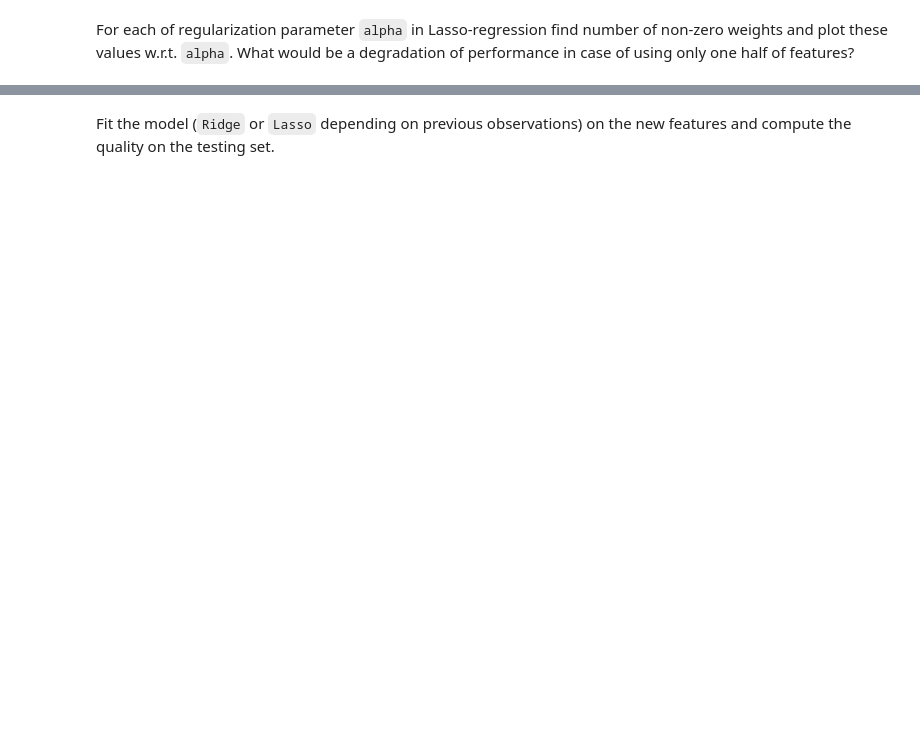
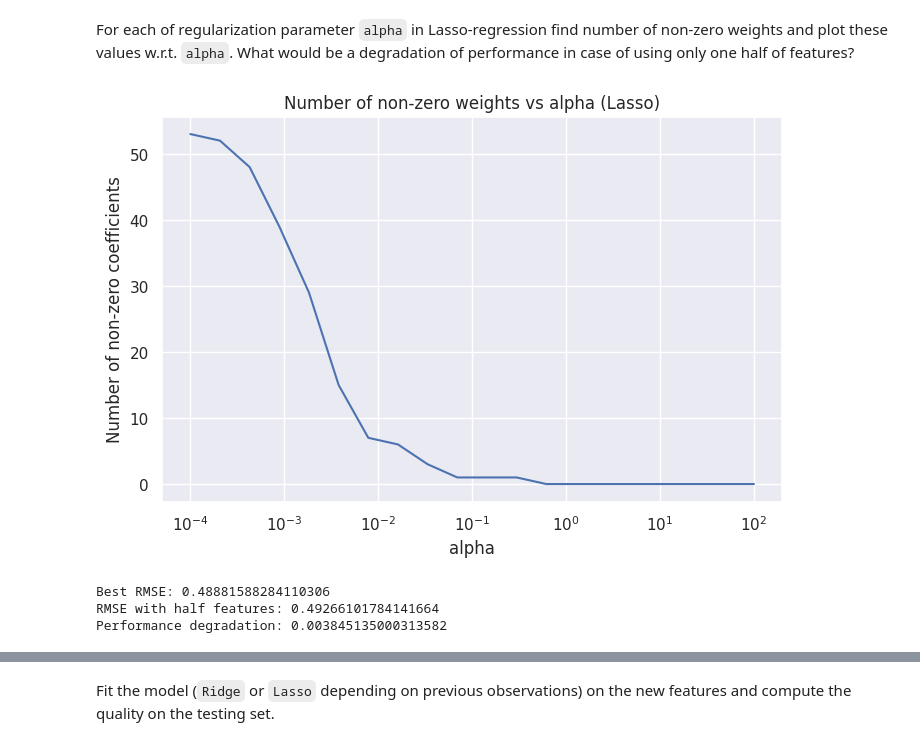
Before and after one commit to redonjashari/Machine-Learning, a Jupyter notebook: prac2-linregr.ipynb, the cells around one changed output, grey strips where cells are left out. Drawn from its saved outputs; the diff is of its cells as text; code cells hidden in the pictures; blank space fills up the shorter version.

```diff
--- a/prac2-linregr.ipynb
+++ b/prac2-linregr.ipynb
@@ -988,0 +1044,20 @@ Fit the model on the cleaned dataset and compute the quality of the test set.
+# %%
+#Your code here
+numerical_features = [
+    "day_of_year",
+    "log_haversine"
+]
+
+all_features = categorical_features + numerical_features
+missing = [c for c in all_features if c not in train_df.columns]
+if missing:
+    print("Warning: the following expected feature columns are MISSING from train_df:\n", missing)
+
+# Use only the columns that actually exist
+categorical_existing = [c for c in categorical_features if c in train_df.columns]
+numerical_existing = [c for c in numerical_features if c in train_df.columns]
+features_existing = categorical_existing + numerical_existing
+
+X_before = train_df[features_existing]
+before_count = X_before.shape[1]
+print(f"Number of feature columns before encoding: {before_count}\n")
@@ -1001,3 +1193,55 @@ For each of regularization parameter `alpha` in Lasso-regression find number of
+# %%
+#Your code here
+alphas = np.logspace(-4, 2, 20)
+
+nonzero_counts = []
+rmse_scores = []
+
+for alpha in alphas:
+
+    model = Pipeline([
+        ("prep", preprocessor),
+        ("model", Lasso(alpha=alpha, max_iter=10000))
+    ])
+
+    model.fit(X_train, y_train)
+
+    preds = model.predict(X_valid)
+    rmse = np.sqrt(mean_squared_error(y_valid, preds))
+
+    rmse_scores.append(rmse)
+
+    # count non-zero coefficients
+    coef = model.named_steps["model"].coef_
+    nonzero = np.sum(coef != 0)
+
+    nonzero_counts.append(nonzero)
+
+# plot number of non-zero weights
+plt.figure(figsize=(8,5))
+plt.semilogx(alphas, nonzero_counts)
+plt.xlabel("alpha")
+plt.ylabel("Number of non-zero coefficients")
+plt.title("Number of non-zero weights vs alpha (Lasso)")
+plt.show()
+
+# find degradation when half of features remain
+total_features = nonzero_counts[0]
+half_features = total_features / 2
+
+idx_half = np.argmin(np.abs(np.array(nonzero_counts) - half_features))
+
+rmse_half = rmse_scores[idx_half]
+best_rmse = min(rmse_scores)
+
+print("Best RMSE:", best_rmse)
+print("RMSE with half features:", rmse_half)
+print("Performance degradation:", rmse_half - best_rmse)
+# %% [output]
+[figure, added]
+Best RMSE: 0.48881588284110306
+RMSE with half features: 0.49266101784141664
+Performance degradation: 0.003845135000313582
 # %% [markdown]
 <img src="https://www.dropbox.com/s/wp4jj0599np17lh/map_direction.png?raw=1" width="20%" align="right" style="margin-left: 20px">
 
```
Also changed, not shown: parts of 19 cells of this notebook.
